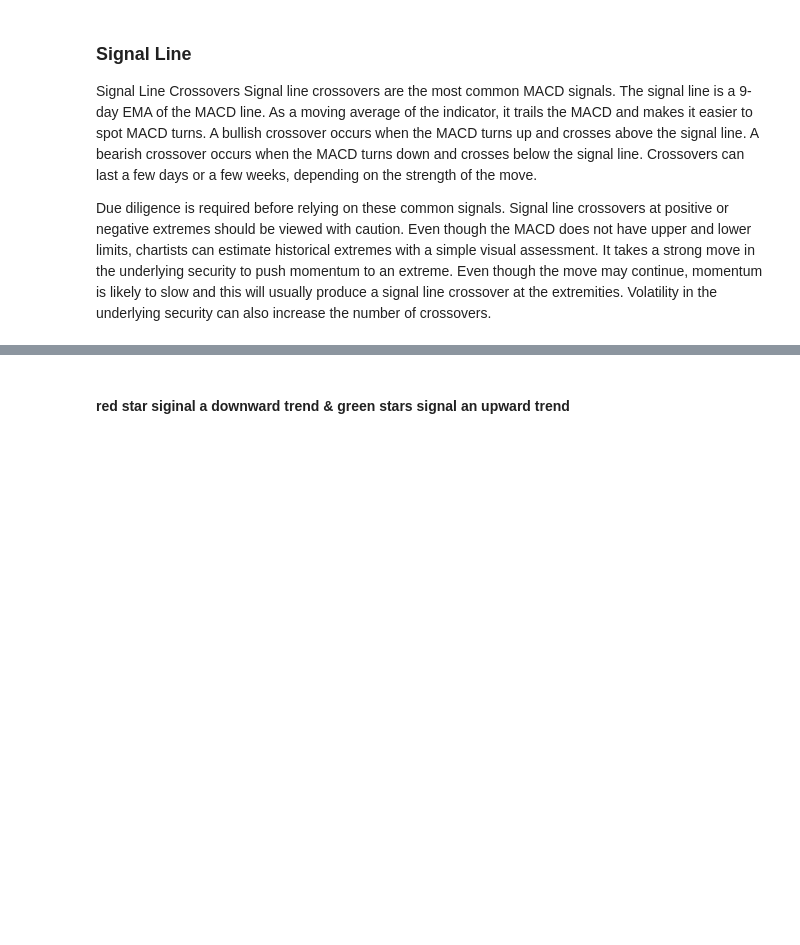
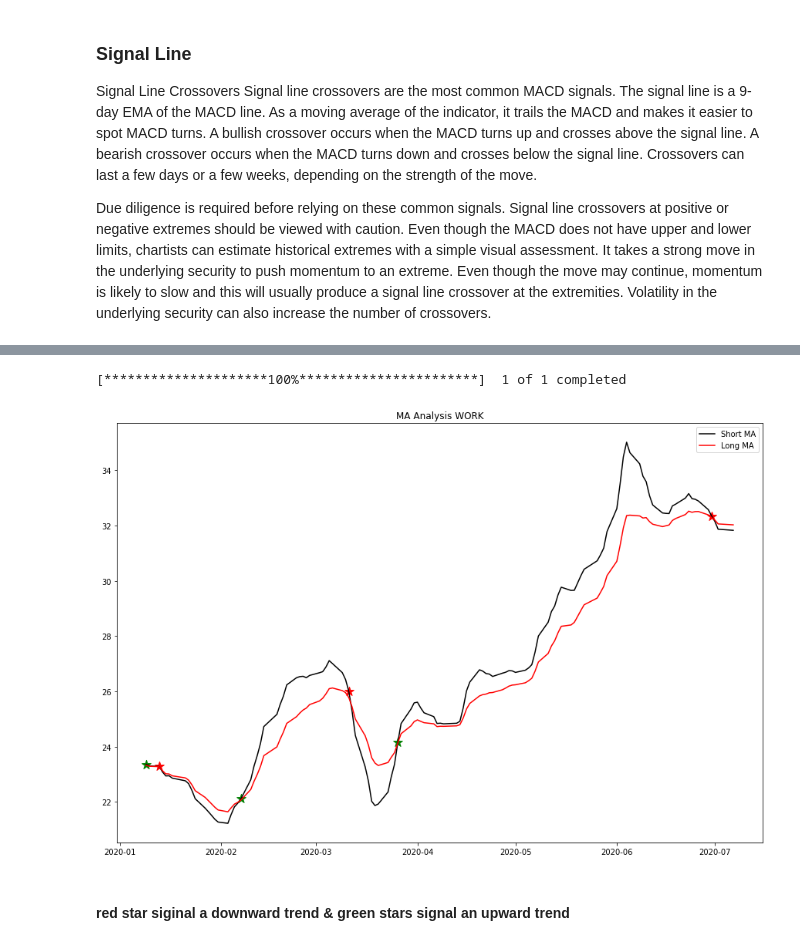
Before and after one commit to Mtaylert/Stock_Evaluation, a Jupyter notebook: StockEvaluations.ipynb, the cells around one changed output, grey strips where cells are left out. Saved outputs shown, nothing was run; the diff lists cells and outputs as text; code cells hidden in the pictures; blank space fills up the shorter version.

```diff
--- a/StockEvaluations.ipynb
+++ b/StockEvaluations.ipynb
@@ -151,26 +173,37 @@ SDOW[['Date','26Day_Moving_Average_Close','12Day_Moving_Average_Close','MACD']]
 # %%
+
+ticker='WORK'
+start = '2020-01-01'
+SDOW = generate_stock_data(start,now,ticker)
+
+
+
+
 plt.figure(figsize=(15,10))
 plt.plot(SDOW['Date'],SDOW['12Day_Moving_Average_Close'],label='Short MA',color='k')
 plt.plot(SDOW['Date'],SDOW['26Day_Moving_Average_Close'],label='Long MA',color='r')
 
 
 for values in range(len(SDOW)):
     if values!=0:
         if SDOW['MACD'].iloc[values]<0:
             if SDOW['MACD'].iloc[values-1]>0:
                 plt.scatter(SDOW['Date'].iloc[values-1],SDOW['12Day_Moving_Average_Close'].iloc[values-1],marker='*',
                        color='red',s=150)
 
-    if SDOW['MACD'].iloc[values]>0:
+    if SDOW['MACD'].iloc[values]>=0:
         if SDOW['MACD'].iloc[values-1]<0:
-            plt.scatter(SDOW['Date'].iloc[values-1],SDOW['12Day_Moving_Average_Close'].iloc[values-1],marker='*',
+            plt.scatter(SDOW['Date'].iloc[values],SDOW['12Day_Moving_Average_Close'].iloc[values],marker='*',
                        color='green',s=150)
 
 
 plt.title('MA Analysis {}'.format(ticker))
 
 plt.legend()
 plt.show()
+# %% [output]
+[*********************100%***********************]  1 of 1 completed
+[figure, added]
 # %% [markdown]
 #### red star siginal a downward trend & green stars signal an upward trend
 # %%
```
Also changed, not shown: parts of 10 cells of this notebook.
